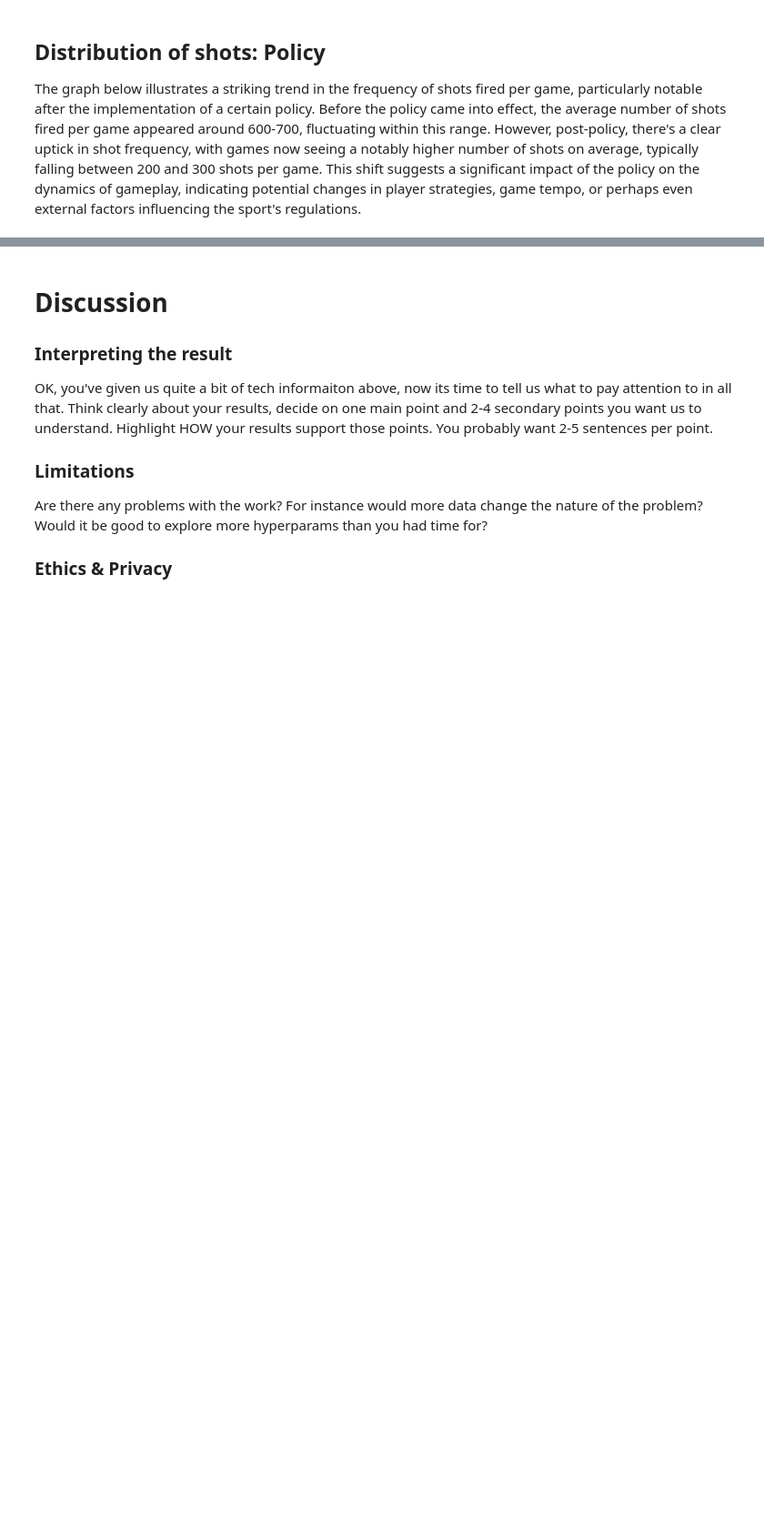
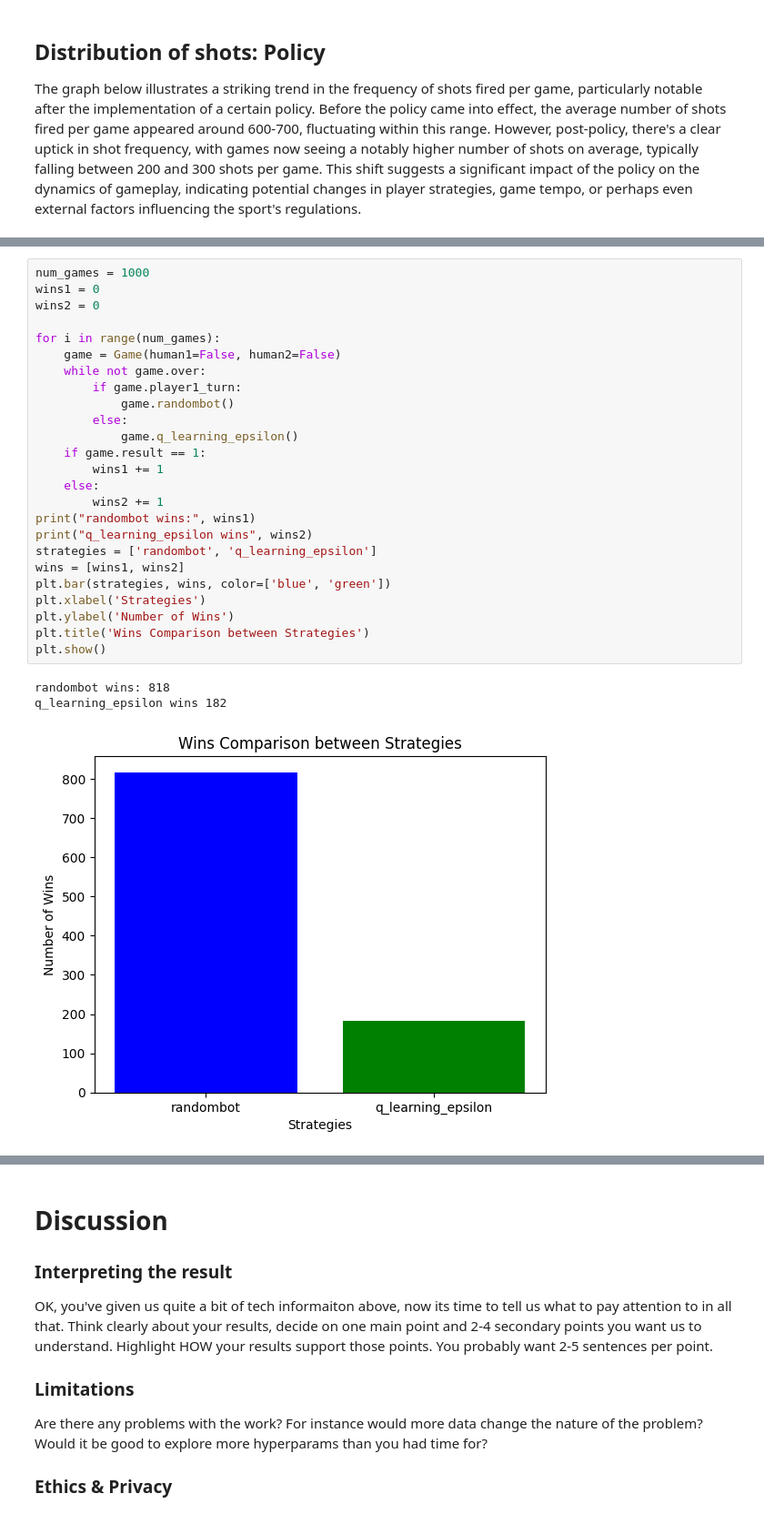
Before and after one commit to kkatevu/COGS188_group_template_mirror, a Jupyter notebook: FinalProject_YourGroupNameHere.ipynb, the cells around one changed output, grey strips where cells are left out. Shown at 91% size. Cells and saved outputs as stored; diff of their text form; blank space fills up the shorter version.

Commit message:
added comparison of algs

```diff
--- a/FinalProject_YourGroupNameHere.ipynb
+++ b/FinalProject_YourGroupNameHere.ipynb
@@ -449,0 +459,29 @@ plt.show()
+# %%
+num_games = 1000
+wins1 = 0
+wins2 = 0
+
+for i in range(num_games):
+    game = Game(human1=False, human2=False)
+    while not game.over:
+        if game.player1_turn:
+            game.randombot()
+        else:
+            game.q_learning_epsilon()
+    if game.result == 1:
+        wins1 += 1
+    else:
+        wins2 += 1
+print("randombot wins:", wins1)
+print("q_learning_epsilon wins", wins2)
+strategies = ['randombot', 'q_learning_epsilon']
+wins = [wins1, wins2]
+plt.bar(strategies, wins, color=['blue', 'green'])
+plt.xlabel('Strategies')
+plt.ylabel('Number of Wins')
+plt.title('Wins Comparison between Strategies')
+plt.show()
+# %% [output]
+randombot wins: 818
+q_learning_epsilon wins 182
+[figure, added]
```
Also changed, not shown: parts of 10 cells of this notebook.
